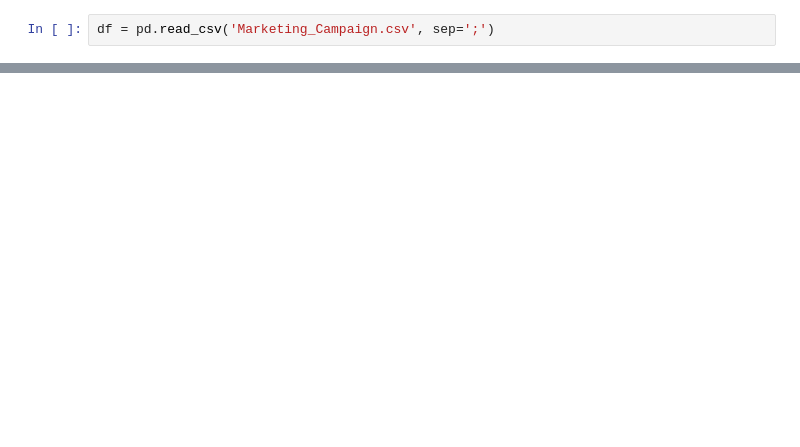
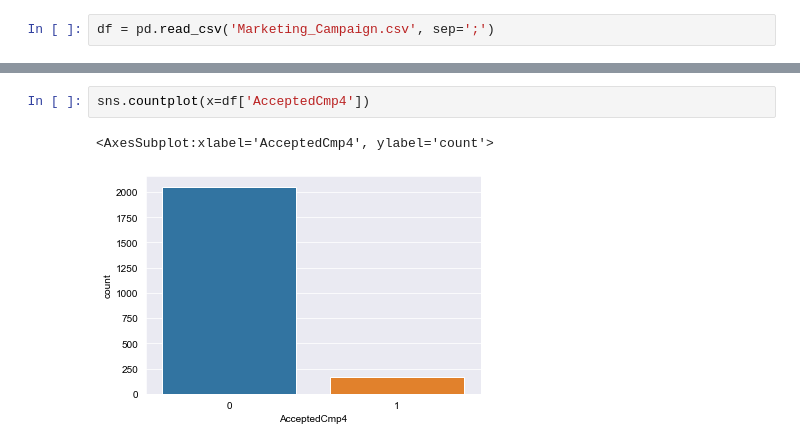
Before and after one commit to Michael-Austin-Mesa/grocer-marketing-project, a Jupyter notebook: explore.ipynb, the cells around one changed output, grey strips where cells are left out. Drawn from its saved outputs; the diff is of its cells as text; blank space fills up the shorter version.

```diff
--- a/explore.ipynb
+++ b/explore.ipynb
@@ -26,0 +102,5 @@ memory usage: 507.6+ KB
+# %%
+sns.countplot(x=df['AcceptedCmp4'])
+# %% [output]
+<AxesSubplot:xlabel='AcceptedCmp4', ylabel='count'>
+[figure, added]
```
Also changed, not shown: parts of 10 cells of this notebook.
